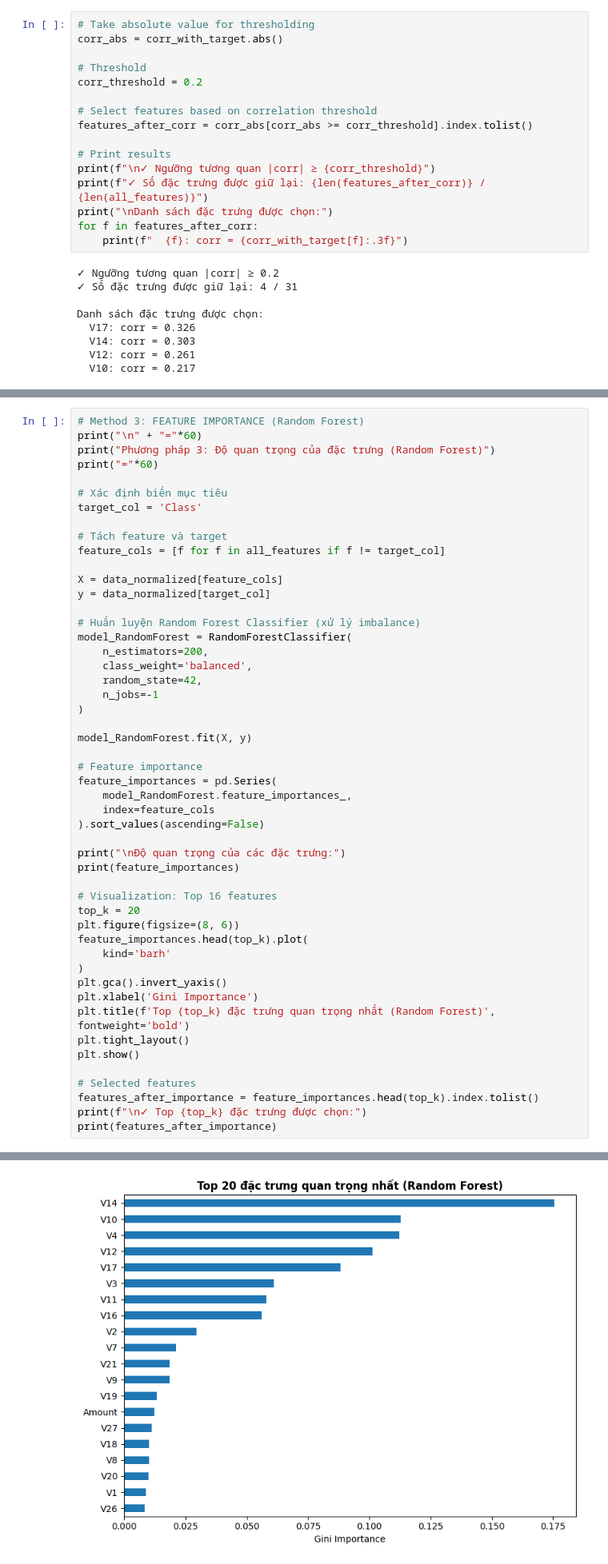
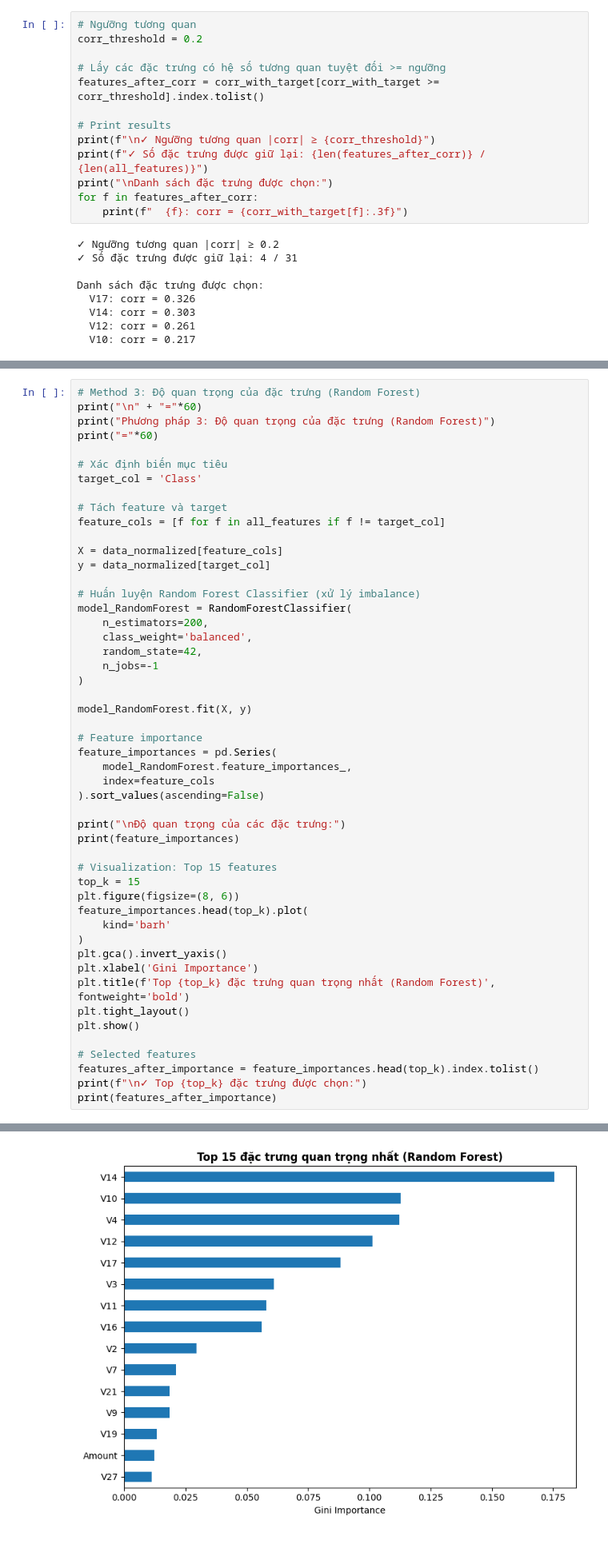
Before and after one commit to AnhTtis/Preprocessing_Methods, a Jupyter notebook: notebooks/02_tabular_preprocessing.ipynb, the cells around one changed output, grey strips where cells are left out. Shown at 80% size. Drawn from its saved outputs; the diff is of its cells as text.

```diff
--- a/notebooks/02_tabular_preprocessing.ipynb
+++ b/notebooks/02_tabular_preprocessing.ipynb
@@ -415,12 +423,9 @@ Phương pháp 1: Tương quan với biến mục tiêu (Class)
 # %%
-# Take absolute value for thresholding
-corr_abs = corr_with_target.abs()
-
-# Threshold
+# Ngưỡng tương quan
 corr_threshold = 0.2
 
-# Select features based on correlation threshold
-features_after_corr = corr_abs[corr_abs >= corr_threshold].index.tolist()
+# Lấy các đặc trưng có hệ số tương quan tuyệt đối >= ngưỡng
+features_after_corr = corr_with_target[corr_with_target >= corr_threshold].index.tolist()
 
 # Print results
 print(f"\n✓ Ngưỡng tương quan |corr| ≥ {corr_threshold}")
@@ -481,7 +486,7 @@ Ngưỡng phương sai: 0.01
 ['Time', 'V1', 'V2', 'V3', 'V4', 'V5', 'V6', 'V7', 'V8', 'V9', 'V10', 'V11', 'V12', 'V13', 'V14', 'V15', 'V16', 'V17', 'V18', 'V19', 'V20', 'V21', 'V22', 'V23', 'V24', 'V25', 'V26', 'V27', 'V28', 'Amo ...
 ✓ Đặc trưng có phương sai thấp bị loại bỏ: 0
 # %%
-# Method 3: FEATURE IMPORTANCE (Random Forest)
+# Method 3: Độ quan trọng của đặc trưng (Random Forest)
 print("\n" + "="*60)
 print("Phương pháp 3: Độ quan trọng của đặc trưng (Random Forest)")
 print("="*60)
@@ -514,8 +519,8 @@ feature_importances = pd.Series(
 print("\nĐộ quan trọng của các đặc trưng:")
 print(feature_importances)
 
-# Visualization: Top 16 features
-top_k = 20
+# Visualization: Top 15 features
+top_k = 15
 plt.figure(figsize=(8, 6))
 feature_importances.head(top_k).plot(
     kind='barh'
@@ -547,5 +552,5 @@ V11       0.057901
 V25       0.005917
 Time      0.004772
 V24       0.004297
 dtype: float64
-[figure, old version]
+[figure, new version]
```
Also changed, not shown: parts of 20 cells of this notebook.
